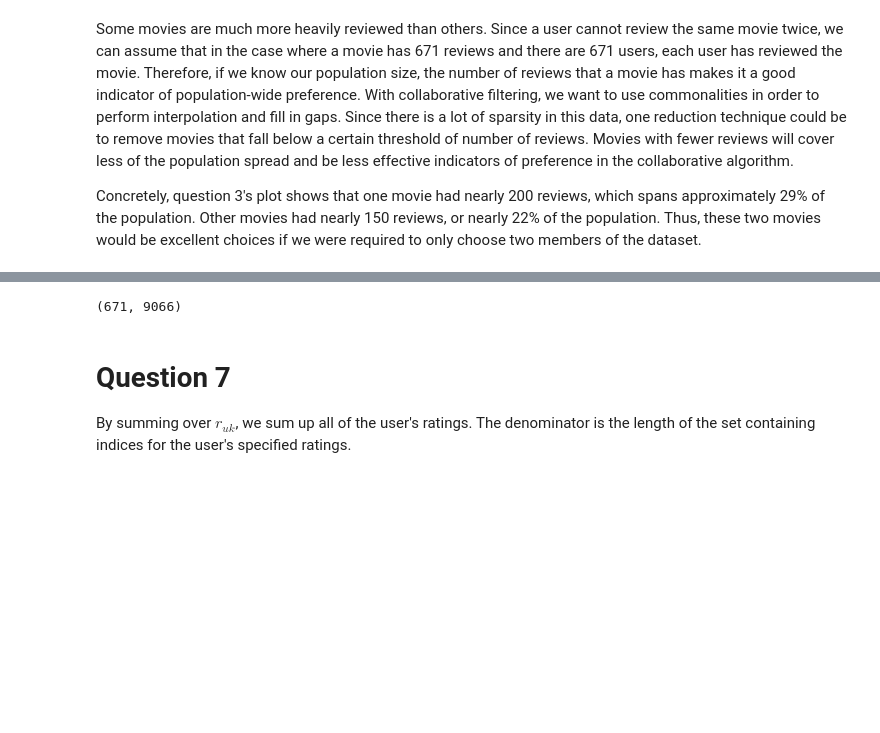
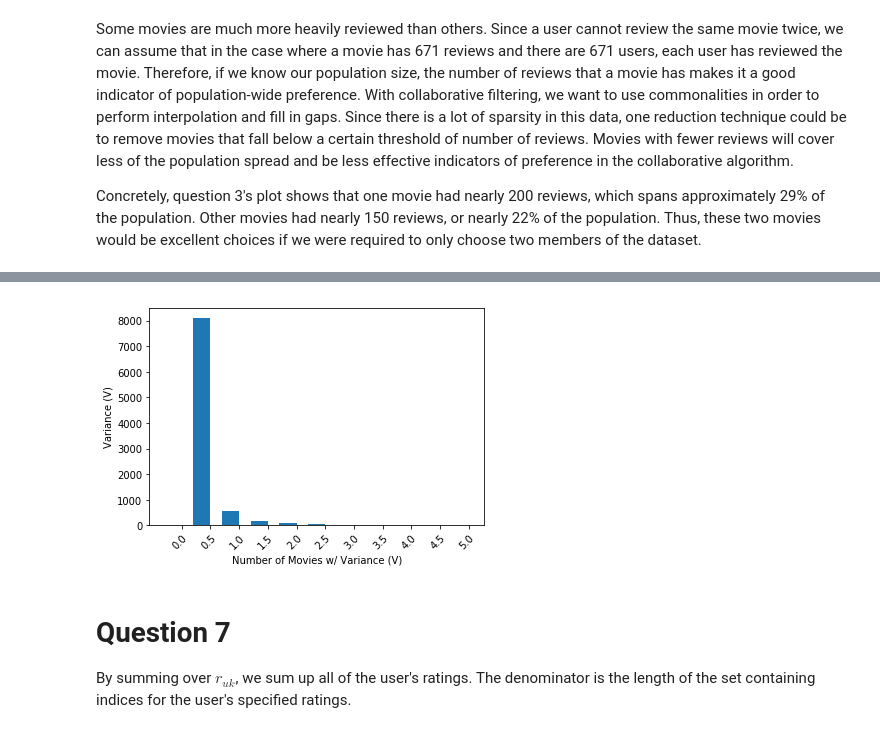
Before and after one commit to jdhurwitz/UCLA-EE219, a Jupyter notebook: Project3/Project 3 - Collaborative Filtering.ipynb, the cells around one changed output, grey strips where cells are left out. Cells and saved outputs as stored; diff of their text form; code cells hidden in the pictures; blank space fills up the shorter version.

```diff
--- a/Project3/Project 3 - Collaborative Filtering.ipynb
+++ b/Project3/Project 3 - Collaborative Filtering.ipynb
@@ -179,9 +152,32 @@ Compute the variance of rating values received by each movie.
 # %%
 R,data, movie_genres = load_data()
-# %%
-print(R.shape)
-# %% [output]
-(671, 9066)
+# %%
+variances = []
+for movieid in range(R.shape[1]):
+    variances.append(np.var(R[:,movieid]))
+
+bins=np.arange(11)/2
+counts = np.zeros(11)
+for var in variances:
+    for i in range(1, len(bins)):
+        if(var > bins[i-1] and var <= bins[i]):
+            counts[i] += 1
+# %%
+ax = plt.subplot(111)
+width = 0.3
+
+index = np.arange(11)/2
+ax.bar(index, counts, width=width)
+
+ax.set_xticks(index + width/2)
+ax.set_xticklabels(index,rotation=45, rotation_mode="anchor", ha="right")
+plt.xlabel("Number of Movies w/ Variance (V)")
+plt.ylabel("Variance (V)")
+
+
+plt.show()
+# %% [output]
+[figure, added]
 # %% [markdown]
 # Question 7
 By summing over $r_{uk}$, we sum up all of the user's ratings. The denominator is the length of the set containing indices for the user's specified ratings.
```
Also changed, not shown: parts of 37 cells of this notebook.
